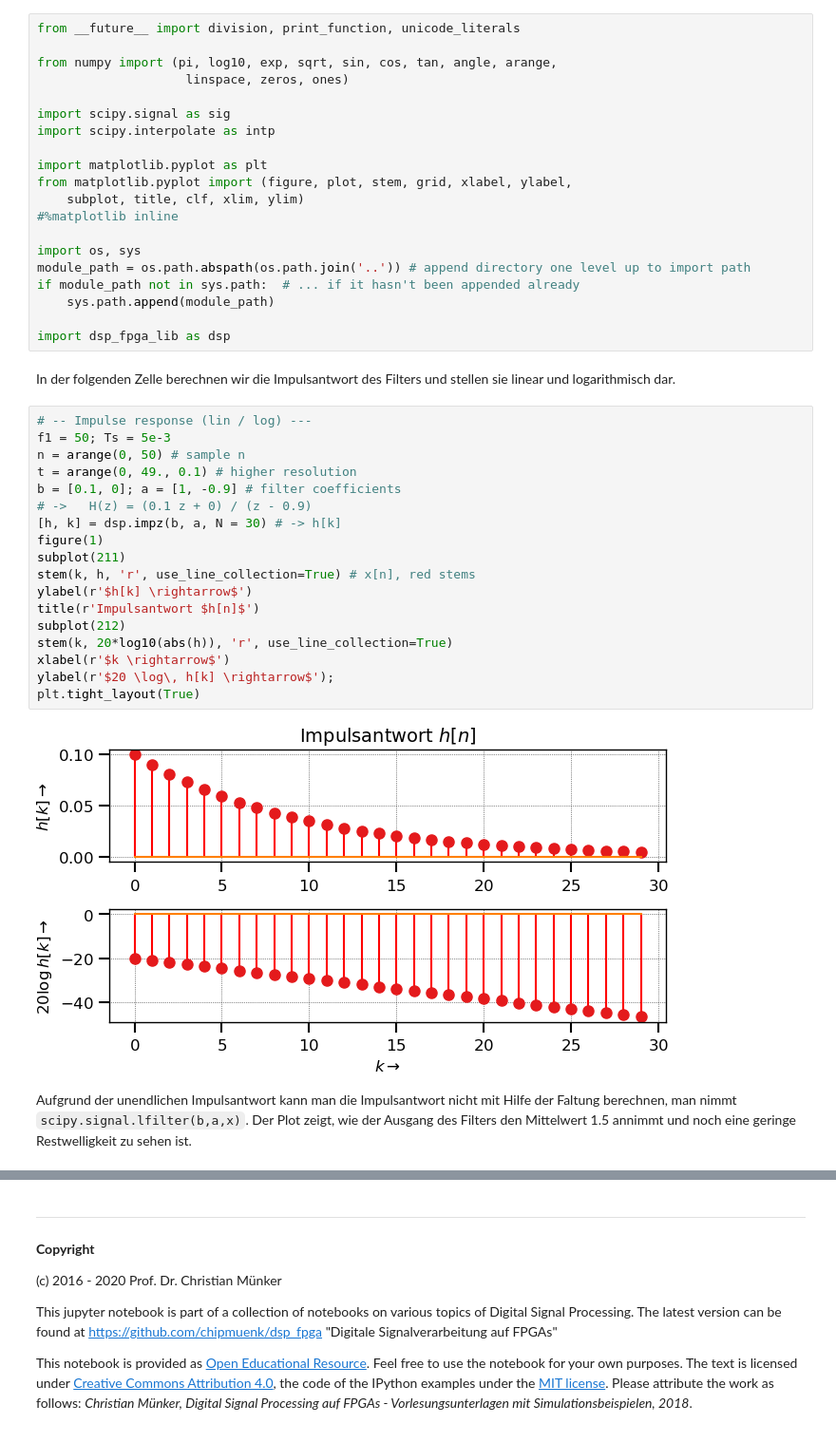
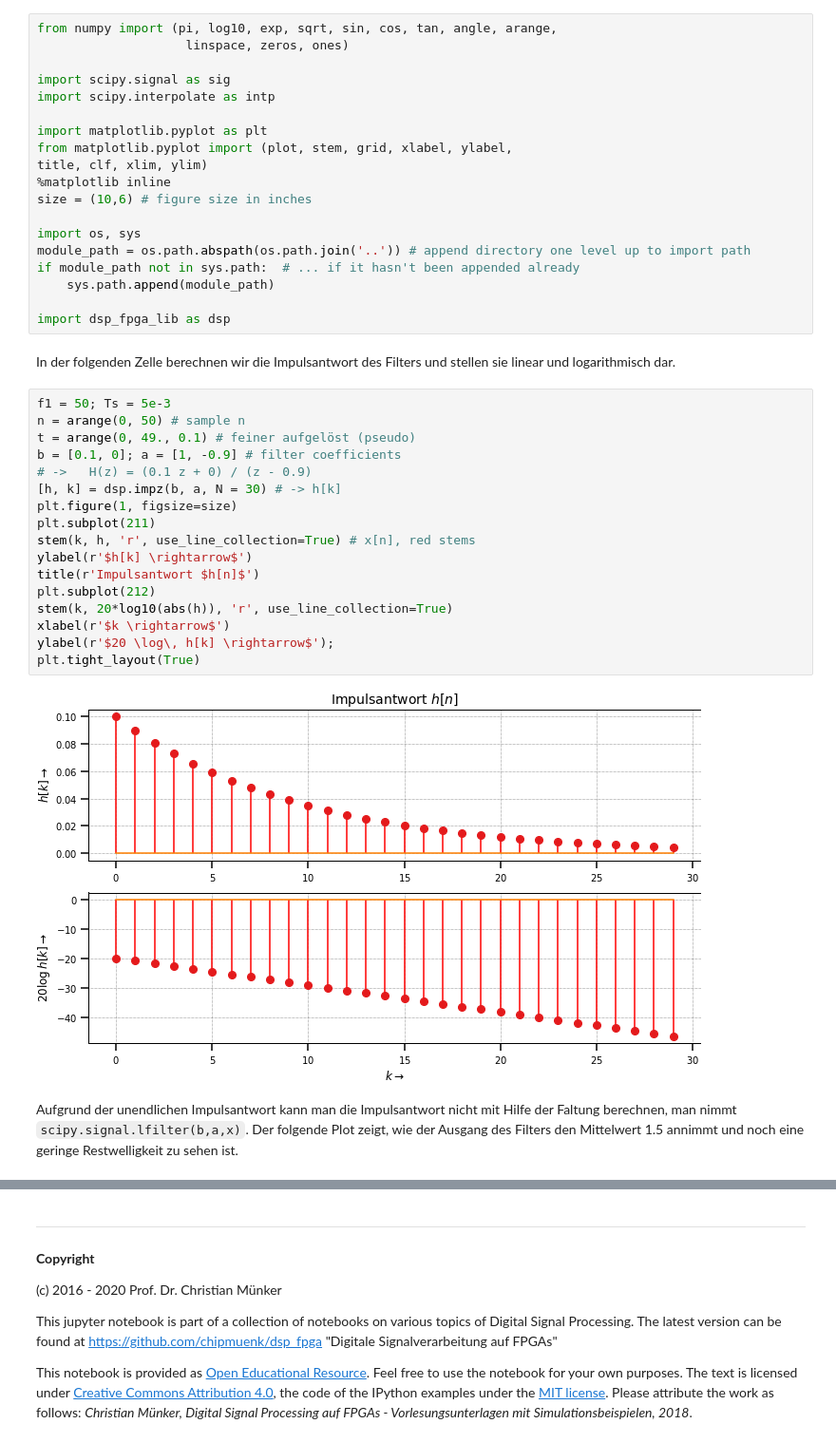
Before and after one commit to chipmuenk/dsp, a Jupyter notebook: notebooks/01_LTI/LTI_IIR.ipynb, the cells around one changed output, grey strips where cells are left out. Shown at 95% size. Drawn from its saved outputs; the diff is of its cells as text.

```diff
--- a/notebooks/01_LTI/LTI_IIR.ipynb
+++ b/notebooks/01_LTI/LTI_IIR.ipynb
@@ -11,8 +11,6 @@ Dieses Notebook zeigt wie man in Python mit IIR Filtern umgeht, deren Impulsantw
   (unendlich ausgedehnt!) mit scipy.signal.lfilter()
 - interpoliere Sequenz mit scipy.interpolate.interp1
 # %%
-from __future__ import division, print_function, unicode_literals
-
 from numpy import (pi, log10, exp, sqrt, sin, cos, tan, angle, arange,
                     linspace, zeros, ones)
 
@@ -20,9 +18,10 @@ import scipy.signal as sig
 import scipy.interpolate as intp
 
 import matplotlib.pyplot as plt
-from matplotlib.pyplot import (figure, plot, stem, grid, xlabel, ylabel,
-    subplot, title, clf, xlim, ylim)
-#%matplotlib inline
+from matplotlib.pyplot import (plot, stem, grid, xlabel, ylabel,
+title, clf, xlim, ylim)
+%matplotlib inline
+size = (10,6) # figure size in inches
 
 import os, sys
 module_path = os.path.abspath(os.path.join('..')) # append directory one level up to import path
@@ -33,25 +32,24 @@ import dsp_fpga_lib as dsp
 # %% [markdown]
 In der folgenden Zelle berechnen wir die Impulsantwort des Filters und stellen sie linear und logarithmisch dar.
 # %%
-# -- Impulse response (lin / log) ---
 f1 = 50; Ts = 5e-3
 n = arange(0, 50) # sample n
-t = arange(0, 49., 0.1) # higher resolution
+t = arange(0, 49., 0.1) # feiner aufgelöst (pseudo)
 b = [0.1, 0]; a = [1, -0.9] # filter coefficients
 # ->   H(z) = (0.1 z + 0) / (z - 0.9)
 [h, k] = dsp.impz(b, a, N = 30) # -> h[k]
-figure(1)
-subplot(211)
+plt.figure(1, figsize=size)
+plt.subplot(211)
 stem(k, h, 'r', use_line_collection=True) # x[n], red stems
 ylabel(r'$h[k] \rightarrow$')
 title(r'Impulsantwort $h[n]$')
-subplot(212)
+plt.subplot(212)
 stem(k, 20*log10(abs(h)), 'r', use_line_collection=True)
 xlabel(r'$k \rightarrow$')
 ylabel(r'$20 \log\, h[k] \rightarrow$');
 plt.tight_layout(True)
 # %% [output]
-[figure, old version]
+[figure, new version]
 # %% [markdown]
-Aufgrund der unendlichen Impulsantwort kann man die Impulsantwort nicht mit Hilfe der Faltung berechnen, man nimmt `scipy.signal.lfilter(b,a,x)`. Der Plot zeigt, wie der Ausgang des Filters den Mittelwert 1.5 annimmt und noch eine geringe Restwelligkeit zu sehen ist.
+Aufgrund der unendlichen Impulsantwort kann man die Impulsantwort nicht mit Hilfe der Faltung berechnen, man nimmt `scipy.signal.lfilter(b,a,x)`. Der folgende Plot zeigt, wie der Ausgang des Filters den Mittelwert 1.5 annimmt und noch eine geringe Restwelligkeit zu sehen ist.
 # %%
```
Also changed, not shown: parts of 3 cells of this notebook, 4 other files.
